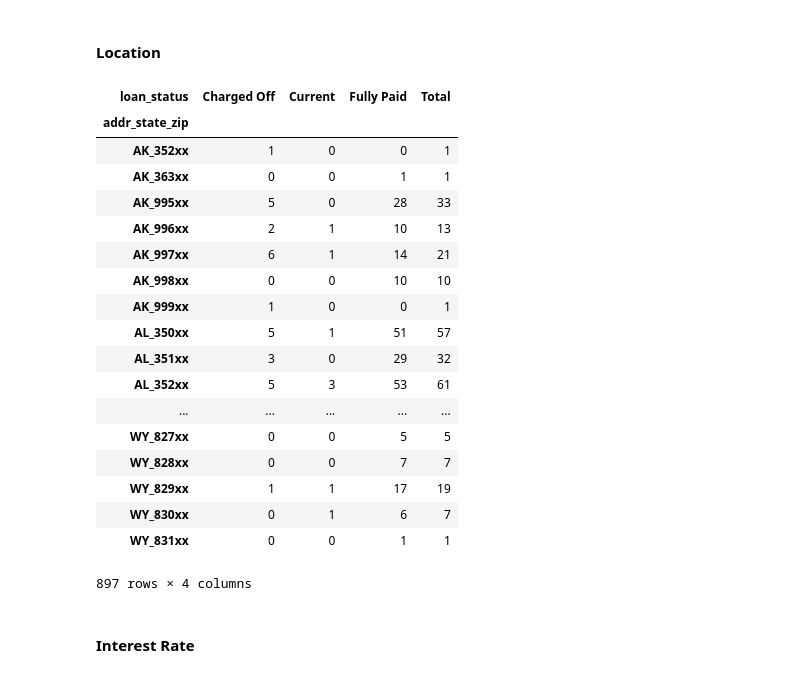
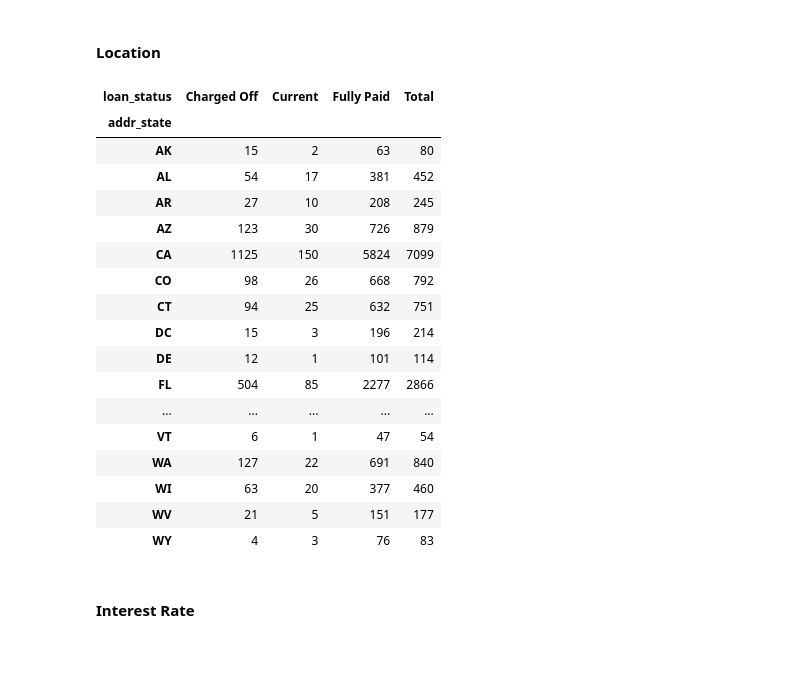
Before and after one commit to abhayace/loan-default-factors, a Jupyter notebook: Loan_Assignment_final.ipynb, the cells around one changed output. Cells and saved outputs as stored; diff of their text form; code cells hidden in the pictures.

```diff
--- a/Loan_Assignment_final.ipynb
+++ b/Loan_Assignment_final.ipynb
@@ -275,6 +275,32 @@ loans_df.isna().any().sum()
 #Moving on
 # %% [output]
 1
+# %%
+
+west = ['CA', 'OR', 'UT','WA', 'CO', 'NV', 'AK', 'MT', 'HI', 'WY', 'ID']
+south_west = ['AZ', 'TX', 'NM', 'OK']
+south_east = ['GA', 'NC', 'VA', 'FL', 'KY', 'SC', 'LA', 'AL', 'WV', 'DC', 'AR', 'DE', 'MS', 'TN' ]
+mid_west = ['IL', 'MO', 'MN', 'OH', 'WI', 'KS', 'MI', 'SD', 'IA', 'NE', 'IN', 'ND']
+north_east = ['CT', 'NY', 'PA', 'NJ', 'RI','MA', 'MD', 'VT', 'NH', 'ME']
+
+
+
+loans_df['region'] = np.nan
+
+def finding_regions(state):
+    if state in west:
+        return 'West'
+    elif state in south_west:
+        return 'SouthWest'
+    elif state in south_east:
+        return 'SouthEast'
+    elif state in mid_west:
+        return 'MidWest'
+    elif state in north_east:
+        return 'NorthEast'
+
+
+loans_df['region'] = loans_df.addr_state.apply(finding_regions)
 # %% [markdown]
 ### Attribute Analysis
 # %% [markdown]
@@ -318,30 +344,29 @@ Text(0.5,1,'Type of Loans by Sub-Grade')
 #### Location
 # %%
 # loan_status per Region.
-loan_status_cross = pd.crosstab(loans_df['addr_state_zip'], loans_df['loan_status']).apply(lambda x: x/x.sum() * 100)
-number_of_loanstatus = pd.crosstab(loans_df['addr_state_zip'], loans_df['loan_status'])
+loan_status_cross = pd.crosstab(loans_df['addr_state'], loans_df['loan_status']).apply(lambda x: x/x.sum() * 100)
+number_of_loanstatus = pd.crosstab(loans_df['addr_state'], loans_df['loan_status'])
 number_of_loanstatus['Total'] = number_of_loanstatus.sum(axis=1)
 number_of_loanstatus
 # %% [output]
 | loan_status | Charged Off | Current | Fully Paid | Total |
-| addr_state_zip |  |  |  |  |
-| AK_352xx | 1 | 0 | 0 | 1 |
-| AK_363xx | 0 | 0 | 1 | 1 |
-| AK_995xx | 5 | 0 | 28 | 33 |
-| AK_996xx | 2 | 1 | 10 | 13 |
-| AK_997xx | 6 | 1 | 14 | 21 |
-| AK_998xx | 0 | 0 | 10 | 10 |
-| AK_999xx | 1 | 0 | 0 | 1 |
-| AL_350xx | 5 | 1 | 51 | 57 |
-| AL_351xx | 3 | 0 | 29 | 32 |
-| AL_352xx | 5 | 3 | 53 | 61 |
+| addr_state |  |  |  |  |
+| AK | 15 | 2 | 63 | 80 |
+| AL | 54 | 17 | 381 | 452 |
+| AR | 27 | 10 | 208 | 245 |
+| AZ | 123 | 30 | 726 | 879 |
+| CA | 1125 | 150 | 5824 | 7099 |
+| CO | 98 | 26 | 668 | 792 |
+| CT | 94 | 25 | 632 | 751 |
+| DC | 15 | 3 | 196 | 214 |
+| DE | 12 | 1 | 101 | 114 |
+| FL | 504 | 85 | 2277 | 2866 |
 | ... | ... | ... | ... | ... |
-| WY_827xx | 0 | 0 | 5 | 5 |
-| WY_828xx | 0 | 0 | 7 | 7 |
-| WY_829xx | 1 | 1 | 17 | 19 |
-| WY_830xx | 0 | 1 | 6 | 7 |
-| WY_831xx | 0 | 0 | 1 | 1 |
+| VT | 6 | 1 | 47 | 54 |
+| WA | 127 | 22 | 691 | 840 |
+| WI | 63 | 20 | 377 | 460 |
+| WV | 21 | 5 | 151 | 177 |
+| WY | 4 | 3 | 76 | 83 |
-897 rows × 4 columns
 # %% [markdown]
 #### Interest Rate
 # %%
```
Also changed, not shown: parts of 2 cells of this notebook.
